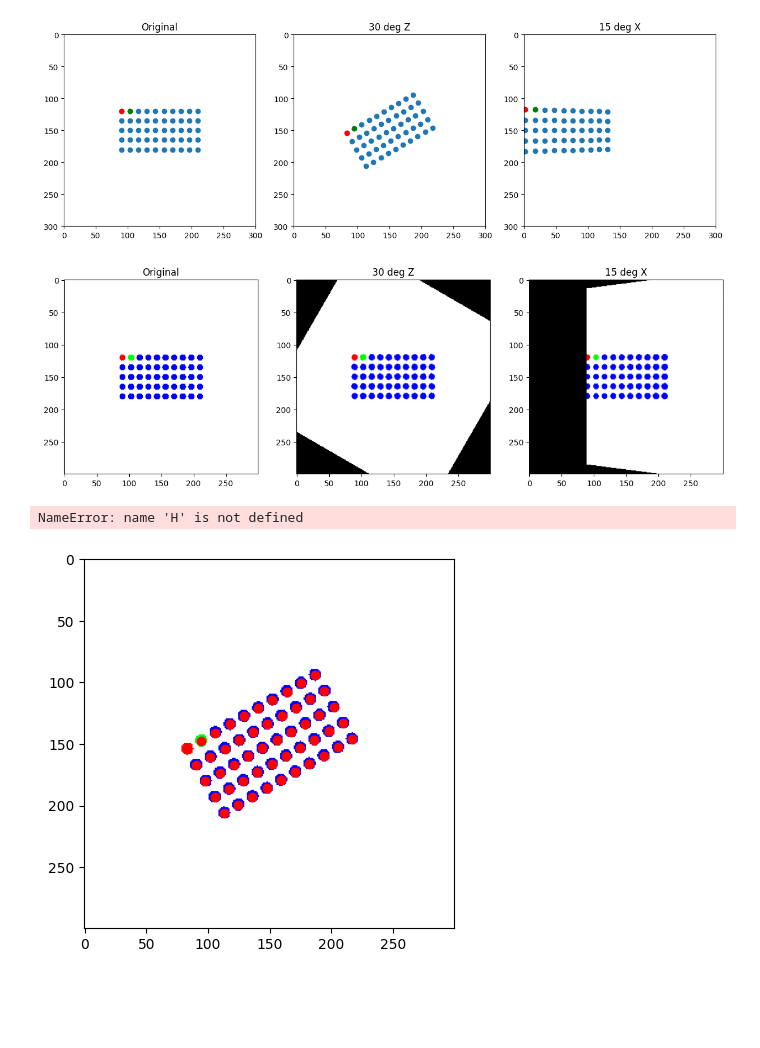
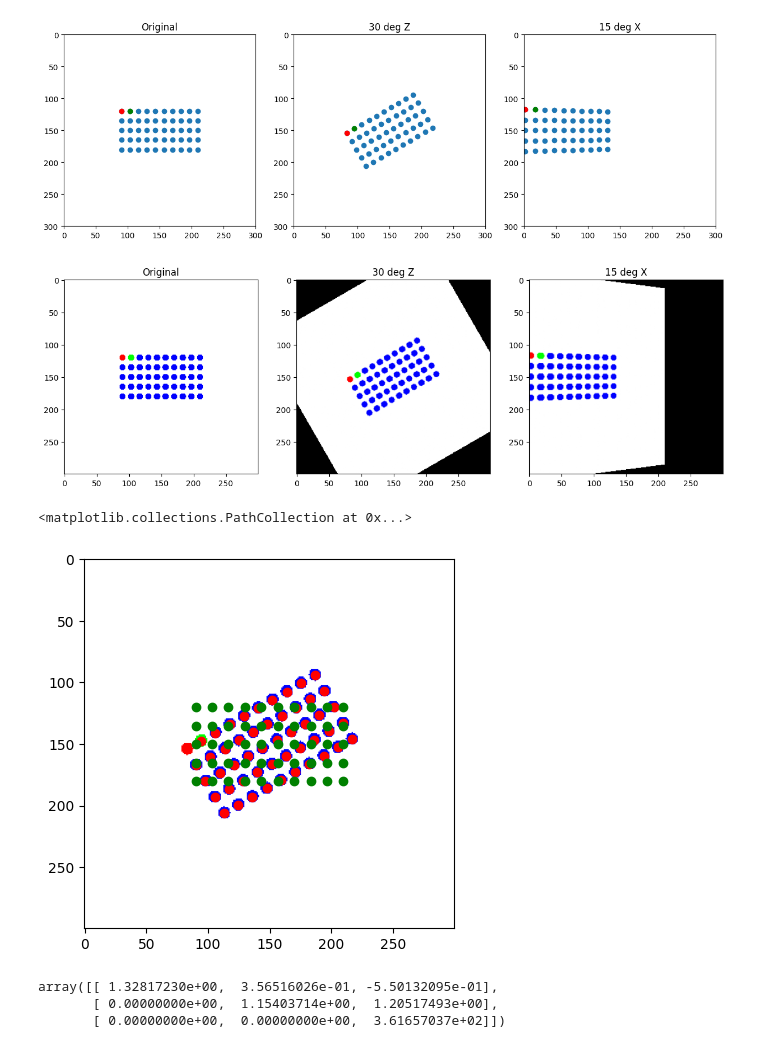
Before and after one commit to michaelzhan1/cs283-project, a Jupyter notebook: main.ipynb, the cells around one changed output. Cells and saved outputs as stored; diff of their text form; code cells hidden in the pictures; blank space fills up the shorter version.

```diff
--- a/main.ipynb
+++ b/main.ipynb
@@ -65,7 +67,7 @@ def get_normalizing_transform(X):
     T[:, 2] = np.array([t_x, t_y, 1])
     return T
 
-def get_homography(X1, X2):
+def get_homography(X1, X2, normalize=False):
     """Get the homography matrix that maps X1 to X2"""
     # get normalizing transformation matrices
     T1 = get_normalizing_transform(X1)
@@ -92,6 +94,10 @@ def get_homography(X1, X2):
 
     # undo normalize transformation
     H = np.linalg.inv(T2) @ Hn @ T1
+
+    # normalize to det(H) = 1
+    if normalize:
+        H /= np.sign(H) * np.abs(H) ** (1 / 3)
     return H
 
 def apply_homography(Iin, H, bounds=None):
@@ -212,14 +210,46 @@ rectified_image_15x = apply_homography(image_15x, H_15x, (0, 0, 300, 300))
+# %%
+if not os.path.exists('data'):
+    os.makedirs('data')
+
+if not os.path.exists('data/image_orig.pkl'):
+    image_orig = points_to_image(points_2d_orig)
+    with open('data/image_orig.pkl', 'wb') as f:
+        pkl.dump(image_orig, f)
+else:
+    with open('data/image_orig.pkl', 'rb') as f:
+        image_orig = pkl.load(f)
+
+if not os.path.exists('data/image_30z.pkl'):
+    image_30z = points_to_image(points_2d_30z)
+    with open('data/image_30z.pkl', 'wb') as f:
+        pkl.dump(image_30z, f)
+else:
+    with open('data/image_30z.pkl', 'rb') as f:
+        image_30z = pkl.load(f)
+
+if not os.path.exists('data/image_15x.pkl'):
+    image_15x = points_to_image(points_2d_15x)
+    with open('data/image_15x.pkl', 'wb') as f:
+        pkl.dump(image_15x, f)
+else:
+    with open('data/image_15x.pkl', 'rb') as f:
+        image_15x = pkl.load(f)
+
+H_30z = get_homography(points_2d_30z, points_2d_orig)
+H_15x = get_homography(points_2d_15x, points_2d_orig)
+rectified_image_30z = apply_homography(image_30z, H_30z, (0, 0, 300, 300))
+rectified_image_15x = apply_homography(image_15x, H_15x, (0, 0, 300, 300))
 # %%
 plot_multiple_images(image_orig, rectified_image_30z, rectified_image_15x, titles=['Original', '30 deg Z', '15 deg X'])
 # %% [output]
-[figure, old version]
+[figure, new version]
 # %%
 plt.imshow(image_30z)
 plt.scatter(points_2d_30z[:, 1], points_2d_30z[:, 0], c='r')
 
-rectified_points = np.hstack([points_2d_30z, np.ones((points_2d_30z.shape[0], 1))]) @ H.T
+rectified_points = np.hstack([points_2d_30z, np.ones((points_2d_30z.shape[0], 1))]) @ H_30z.T
 rectified_points = rectified_points[:, :2] / rectified_points[:, 2].reshape(-1, 1)
 plt.scatter(rectified_points[:, 1], rectified_points[:, 0], c='g')
 # %% [output]
-NameError: name 'H' is not defined
+<matplotlib.collections.PathCollection at 0x...>
-[figure, old version]
+[figure, new version]
@@ -225,0 +292,10 @@ NameError: name 'H' is not defined
+# %%
+_, _, V = np.linalg.svd(A)
+w = V[-1, :]
+
+temp = reconstruct_k(w)
+np.linalg.inv(temp)
+# %% [output]
+array([[ 1.32817230e+00,  3.56516026e-01, -5.50132095e-01],
+       [ 0.00000000e+00,  1.15403714e+00,  1.20517493e+00],
+       [ 0.00000000e+00,  0.00000000e+00,  3.61657037e+02]])
```
Also changed, not shown: parts of 6 cells of this notebook, 4 other files.
